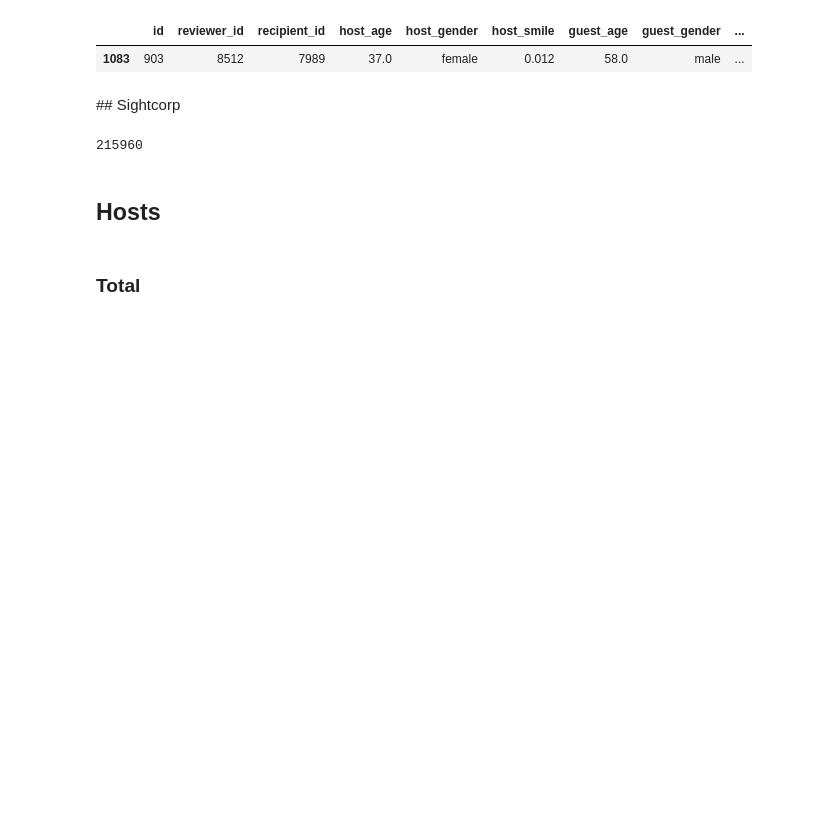
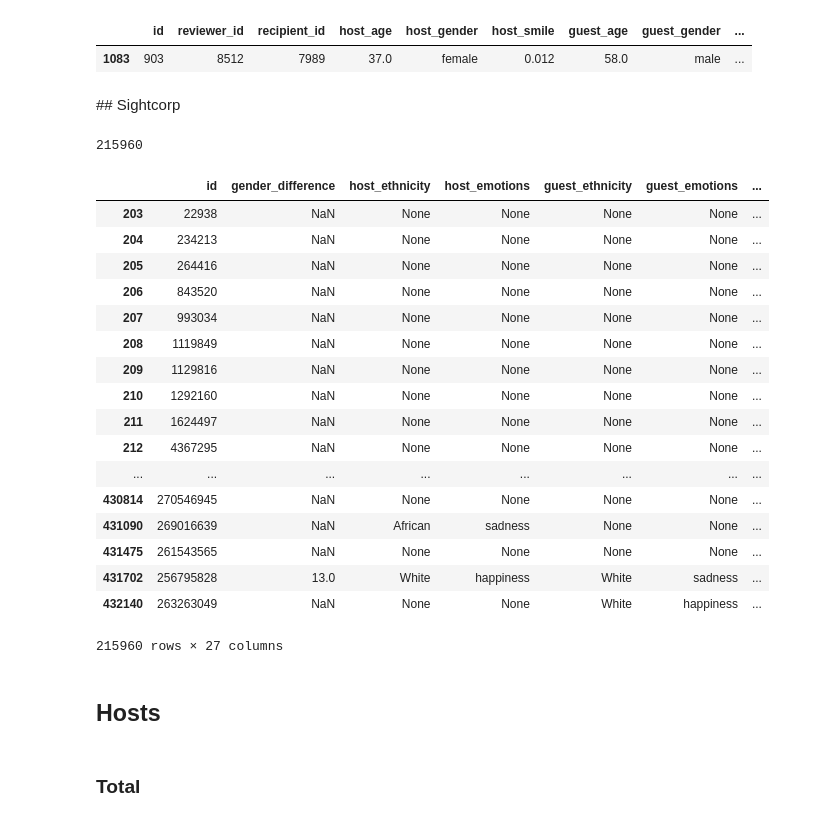
Before and after one commit to travelLynz/homophily_satisfaction, a Jupyter notebook: notebooks/4/demographic_analysis.ipynb, the cells around one changed output. Saved outputs shown, nothing was run; the diff lists cells and outputs as text; code cells hidden in the pictures; blank space fills up the shorter version.

```diff
--- a/notebooks/4/demographic_analysis.ipynb
+++ b/notebooks/4/demographic_analysis.ipynb
@@ -230,7 +243,34 @@ result['emotional_distance'] = [np.linalg.norm(np.array(h) - np.array(g))  if h
+# %%
+result['emotion_pairing'] = result['host_emotions'] + "-" + result['guest_emotions']
+# %%
+result['isSameRace'] = [demo.isSame(r) if r not in [np.nan, None] else None  for r in result['race_pairing']]
+# %%
+result['isSameEmotion'] = [demo.isSame(e) if e not in [np.nan, None] else None  for e in result['emotion_pairing']]
 # %%
 result.to_csv('race_emotion.csv')
 # %%
-all_demographics = results.join(result.set_index('id'), on='id')
+all_demographics = result.join(results.set_index('id'), on='id')
+# %%
+all_demographics
+# %% [output]
+|  | id | gender_difference | host_ethnicity | host_emotions | guest_ethnicity | guest_emotions | ... |
+| 203 | 22938 | NaN | None | None | None | None | ... |
+| 204 | 234213 | NaN | None | None | None | None | ... |
+| 205 | 264416 | NaN | None | None | None | None | ... |
+| 206 | 843520 | NaN | None | None | None | None | ... |
+| 207 | 993034 | NaN | None | None | None | None | ... |
+| 208 | 1119849 | NaN | None | None | None | None | ... |
+| 209 | 1129816 | NaN | None | None | None | None | ... |
+| 210 | 1292160 | NaN | None | None | None | None | ... |
+| 211 | 1624497 | NaN | None | None | None | None | ... |
+| 212 | 4367295 | NaN | None | None | None | None | ... |
+| ... | ... | ... | ... | ... | ... | ... | ... |
+| 430814 | 270546945 | NaN | None | None | None | None | ... |
+| 431090 | 269016639 | NaN | African | sadness | None | None | ... |
+| 431475 | 261543565 | NaN | None | None | None | None | ... |
+| 431702 | 256795828 | 13.0 | White | happiness | White | sadness | ... |
+| 432140 | 263263049 | NaN | None | None | White | happiness | ... |
+215960 rows × 27 columns
 # %%
 all_demographics.to_csv('all_demographics.csv')
 # %% [markdown]
```
Also changed, not shown: parts of 13 cells of this notebook, 33 other files.
